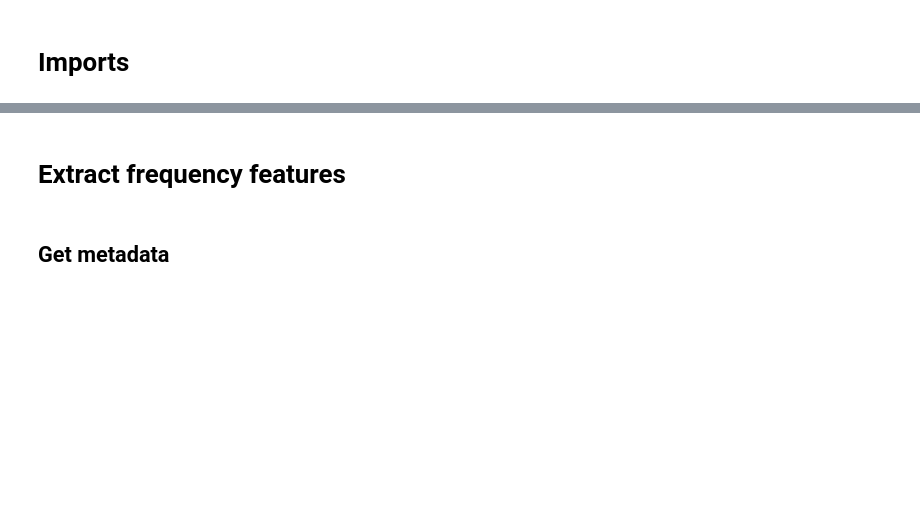
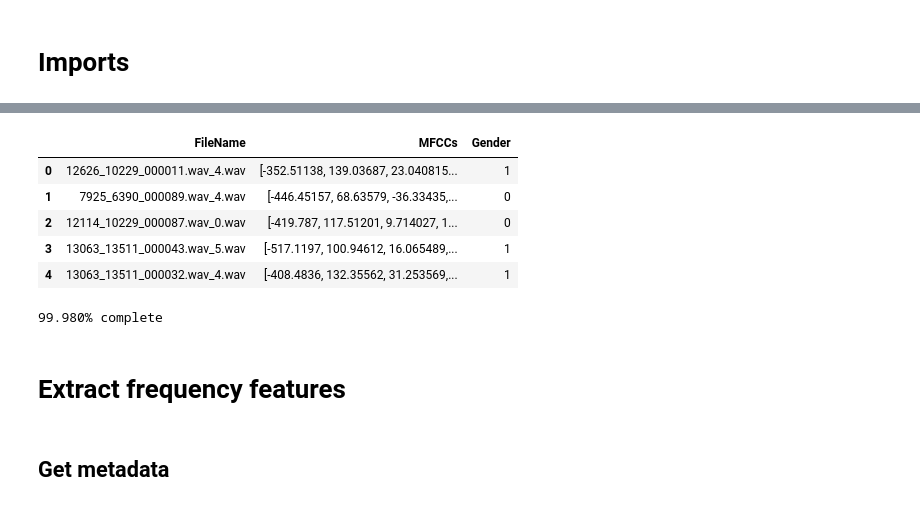
Before and after one commit to BrunoGianesi/Speaker-Gender-Recognition, a Jupyter notebook: MSL_features_extractor.ipynb, the cells around one changed output, grey strips where cells are left out. Drawn from its saved outputs; the diff is of its cells as text; code cells hidden in the pictures; blank space fills up the shorter version.

```diff
--- a/MSL_features_extractor.ipynb
+++ b/MSL_features_extractor.ipynb
@@ -14,3 +71,25 @@ import re
+# %%
+df = pd.read_csv('data/MSL_split_MFCCs_data.csv')
+df.head()
+# %% [output]
+|  | FileName | MFCCs | Gender |
+| 0 | 12626_10229_000011.wav_4.wav | [-352.51138, 139.03687, 23.040815... | 1 |
+| 1 | 7925_6390_000089.wav_4.wav | [-446.45157, 68.63579, -36.33435,... | 0 |
+| 2 | 12114_10229_000087.wav_0.wav | [-419.787, 117.51201, 9.714027, 1... | 0 |
+| 3 | 13063_13511_000043.wav_5.wav | [-517.1197, 100.94612, 16.065489,... | 1 |
+| 4 | 13063_13511_000032.wav_4.wav | [-408.4836, 132.35562, 31.253569,... | 1 |
+# %%
+import json
+features_list = []
+for i in range(len(df)):
+    nobs, mean, skew, kurtosis, median, mode, std, low, peak, q25, q75, iqr = get_features(json.loads(df['MFCCs'][i]))
+    data = [df['FileName'][i], nobs, mean, skew, kurtosis, median, mode, std, low, peak, q25, q75, iqr, df['Gender'][i]]
+    features_list.append(data)
+    print(f"\r{i/len(df)*100:.3f}% complete",end='')
+df_final = pd.DataFrame(features_list, columns = ['FileName', 'nobs', 'mean', 'skew', 'kurtosis', 'median', 'mode', 'std', 'low', 'peak', 'q25', 'q75', 'iqr', 'Gender'])
+df_final.to_csv('data/MLS_split_MFCCs_statistics_data.csv', index=False)
+# %% [output]
+99.980% complete
 # %% [markdown]
 # Extract frequency features
 # %% [markdown]
```
Also changed, not shown: parts of 8 cells of this notebook, 29 other files.
